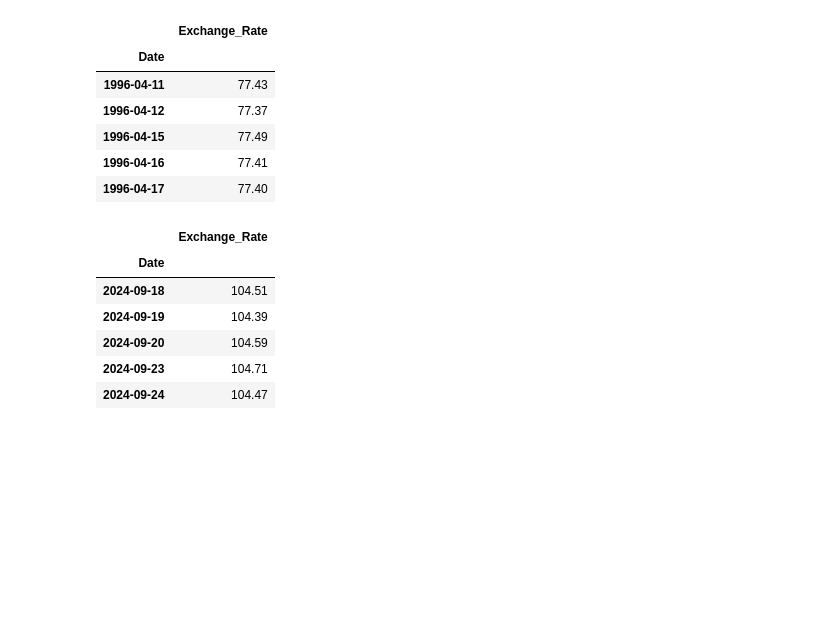
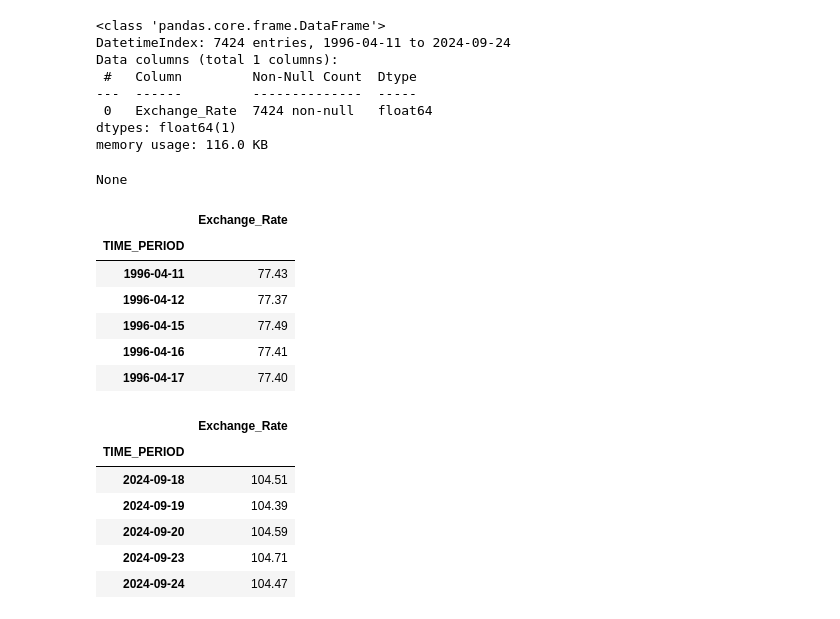
Before and after one commit to Pnwankwo2/M92, a Jupyter notebook: project_1.ipynb, the cells around one changed output. Saved outputs shown, nothing was run; the diff lists cells and outputs as text; code cells hidden in the pictures; blank space fills up the shorter version.

```diff
--- a/project_1.ipynb
+++ b/project_1.ipynb
@@ -6,7 +36,8 @@ import pandas as pd
 # %%
 #Identify URL and create dataframe
-urls = ["https://stats.bis.org/api/v2/data/dataflow/BIS/WS_EER/1.0/D.N.B.US?format=csv"]
-df = pd.concat([pd.read_csv(url) for url in urls])
-
+df = pd.read_csv("https://stats.bis.org/api/v2/data/dataflow/BIS/WS_EER/1.0/D.N.B.US?format=csv",
+    index_col='TIME_PERIOD',
+    parse_dates=True
+)
 df
 # %% [output]
@@ -26,37 +58,48 @@ df
 # %%
 #Drop unwanted columns
 df_filtered_columns = df.drop(['FREQ','EER_TYPE','EER_BASKET','REF_AREA','UNIT_MEASURE','TIME_FORMAT','COLLECTION','TITLE_TS','OBS_STATUS','OBS_CONF','OBS_PRE_BREAK'], axis=1)
 # df_filtered_columns
 
 #Drop unwanted rows
 df_filtered_rows = df_filtered_columns.dropna()
 # df_filtered_rows
 
 #rename columns
 df_renamed = df_filtered_rows.rename(columns={'TIME_PERIOD':'Date', 'OBS_VALUE':'Exchange_Rate'})
 # display(df_renamed.head())
 
 #set index as the date column
-df_renamed = df_renamed.set_index('Date')
-# df_renamed.info()
+# df_renamed = df_renamed.set_index('Date')
+
+
+display(df_renamed.info())
 
 
 # df_renamed.describe()
 
 # df_renamed.dtypes
 
 display(df_renamed.head())
 display(df_renamed.tail())
 # %% [output]
+<class 'pandas.core.frame.DataFrame'>
+DatetimeIndex: 7424 entries, 1996-04-11 to 2024-09-24
+Data columns (total 1 columns):
+ #   Column         Non-Null Count  Dtype
+---  ------         --------------  -----
+ 0   Exchange_Rate  7424 non-null   float64
+dtypes: float64(1)
+memory usage: 116.0 KB
+None
 |  | Exchange_Rate |
-| Date |  |
+| TIME_PERIOD |  |
 | 1996-04-11 | 77.43 |
 | 1996-04-12 | 77.37 |
 | 1996-04-15 | 77.49 |
 | 1996-04-16 | 77.41 |
 | 1996-04-17 | 77.40 |
 |  | Exchange_Rate |
-| Date |  |
+| TIME_PERIOD |  |
 | 2024-09-18 | 104.51 |
 | 2024-09-19 | 104.39 |
 | 2024-09-20 | 104.59 |
```
Also changed, not shown: parts of 10 cells of this notebook.
